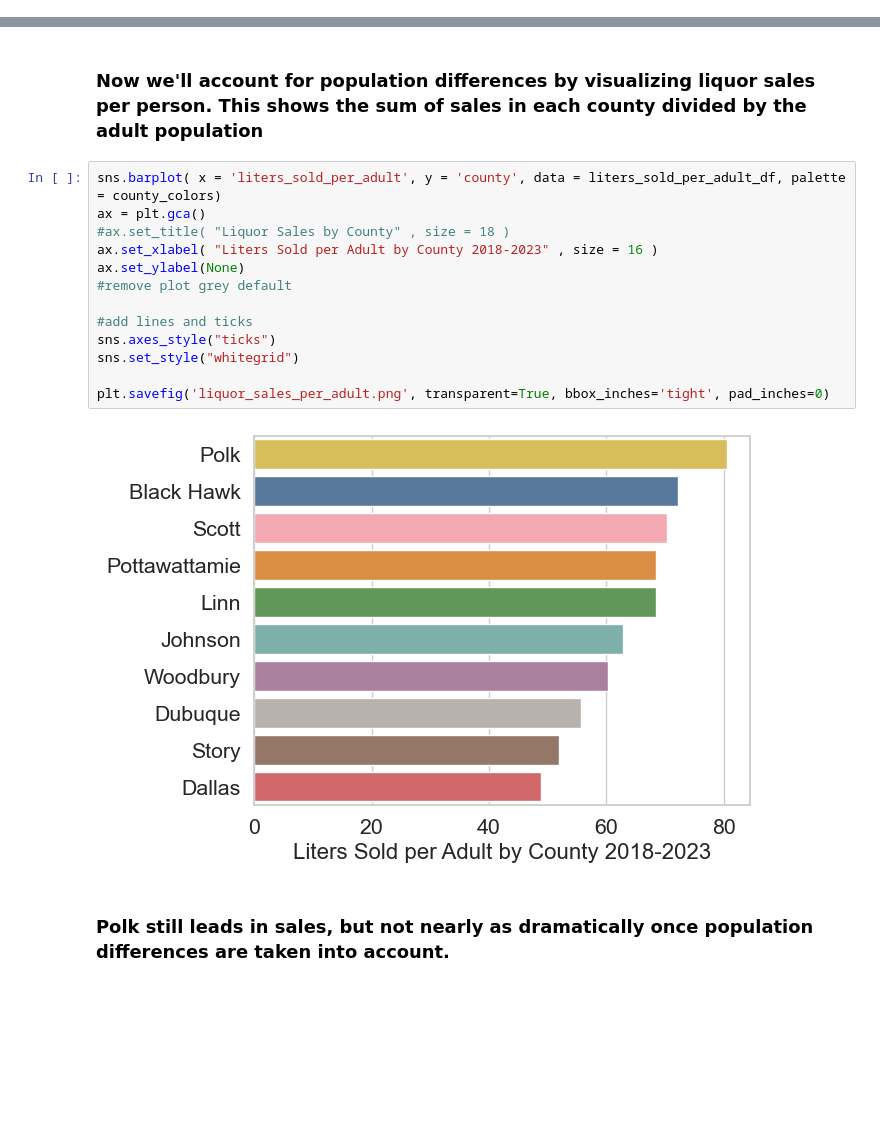
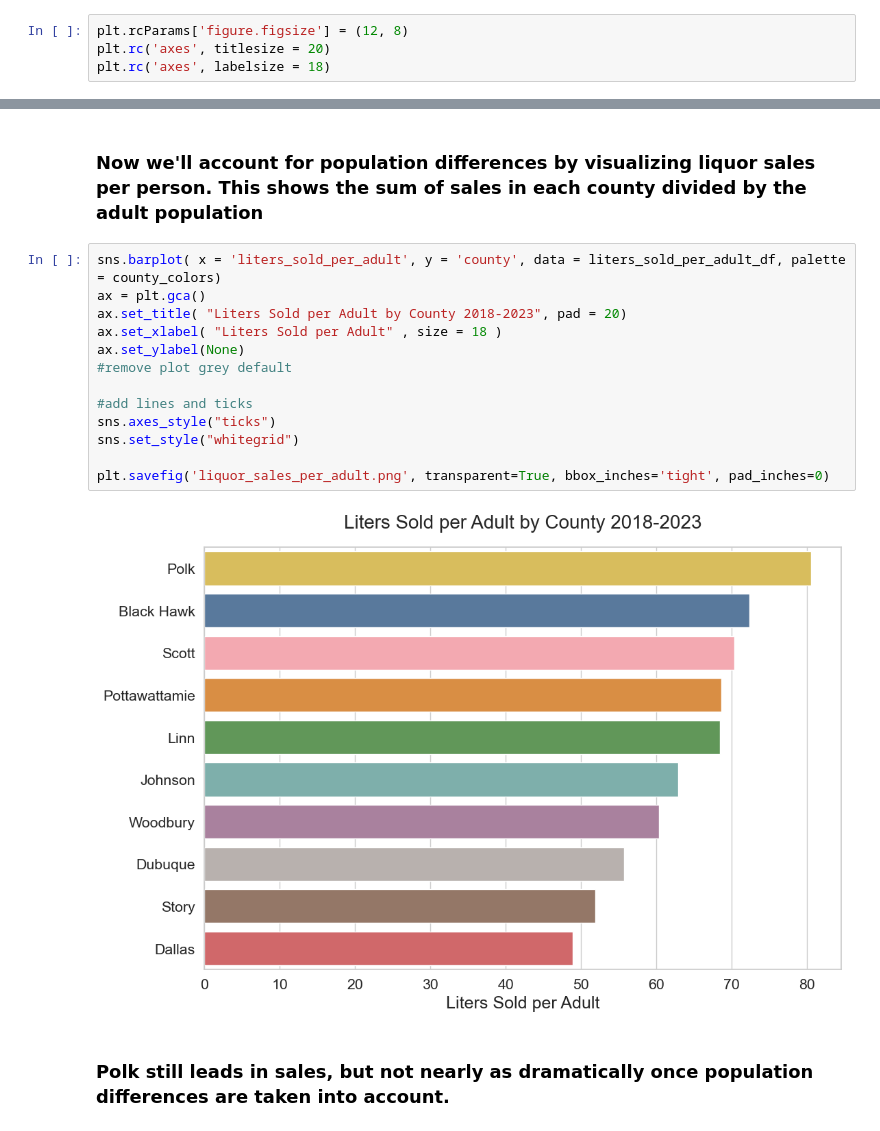
Before and after one commit to amoutafian/iowa_liquor_project, a Jupyter notebook: Iowa _liquor_exploratory_analysis.ipynb, the cells around one changed output, grey strips where cells are left out. Drawn from its saved outputs; the diff is of its cells as text; blank space fills up the shorter version.

```diff
--- a/Iowa _liquor_exploratory_analysis.ipynb
+++ b/Iowa _liquor_exploratory_analysis.ipynb
@@ -179,6 +179,10 @@ liters_sold_per_adult_df
 | 9 | Dallas | 48.841635 |
 # %% [markdown]
 # Visual feature exploration
+# %%
+plt.rcParams['figure.figsize'] = (12, 8)
+plt.rc('axes', titlesize = 20)
+plt.rc('axes', labelsize = 18)
 # %%
 sns.barplot(x = 'liters_sold', y = 'county', data= liters_per_county_df,  palette= county_colors)
 ax = plt.gca()
@@ -217,18 +220,18 @@ plt.savefig('liquor_sales_per_adult.png', transparent=True, bbox_inches='tight',
 # %%
 sns.barplot( x = 'liters_sold_per_adult', y = 'county', data = liters_sold_per_adult_df, palette = county_colors)
 ax = plt.gca()
-#ax.set_title( "Liquor Sales by County" , size = 18 )
-ax.set_xlabel( "Liters Sold per Adult by County 2018-2023" , size = 16 )
+ax.set_title( "Liters Sold per Adult by County 2018-2023", pad = 20)
+ax.set_xlabel( "Liters Sold per Adult" , size = 18 )
 ax.set_ylabel(None)
 #remove plot grey default
 
 #add lines and ticks
 sns.axes_style("ticks")
 sns.set_style("whitegrid")
 
 plt.savefig('liquor_sales_per_adult.png', transparent=True, bbox_inches='tight', pad_inches=0)
 # %% [output]
-[figure, old version]
+[figure, new version]
 # %% [markdown]
 ### Polk still leads in sales, but not nearly as dramatically once population differences are taken into account.
 # %% [markdown]
```
Also changed, not shown: parts of 5 cells of this notebook.
